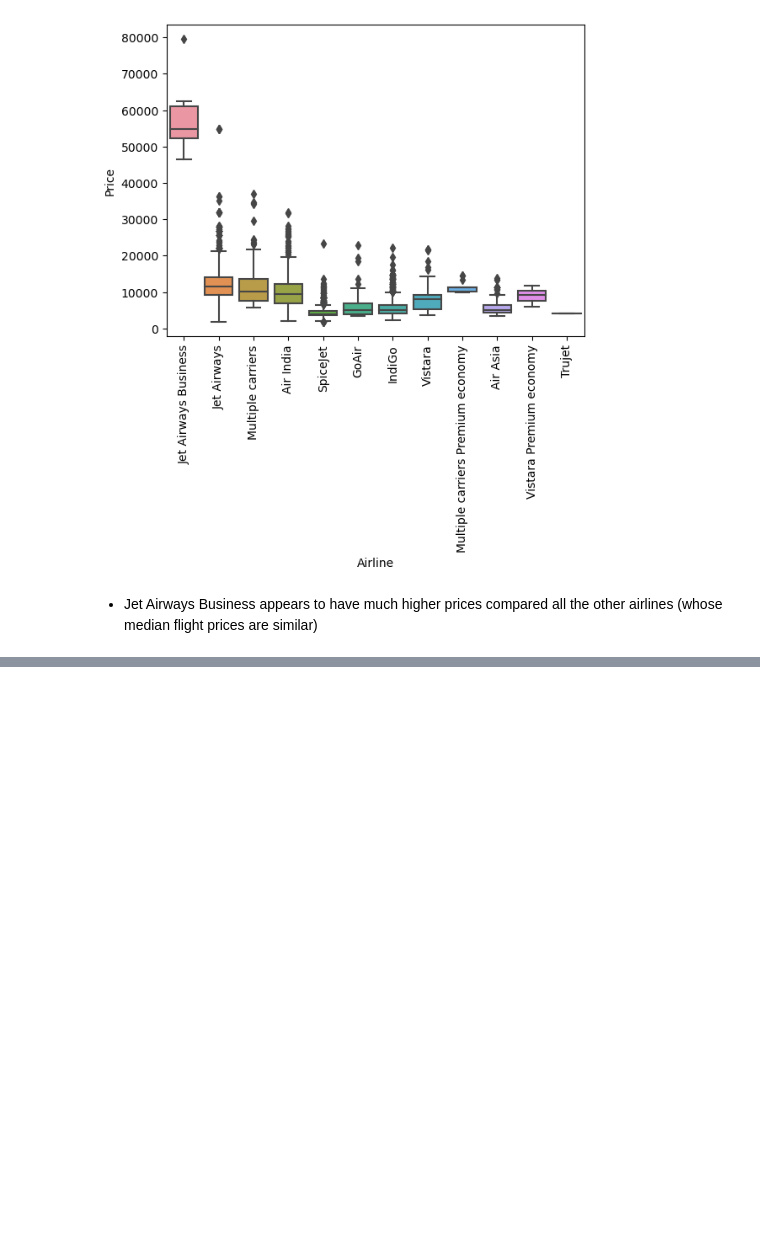
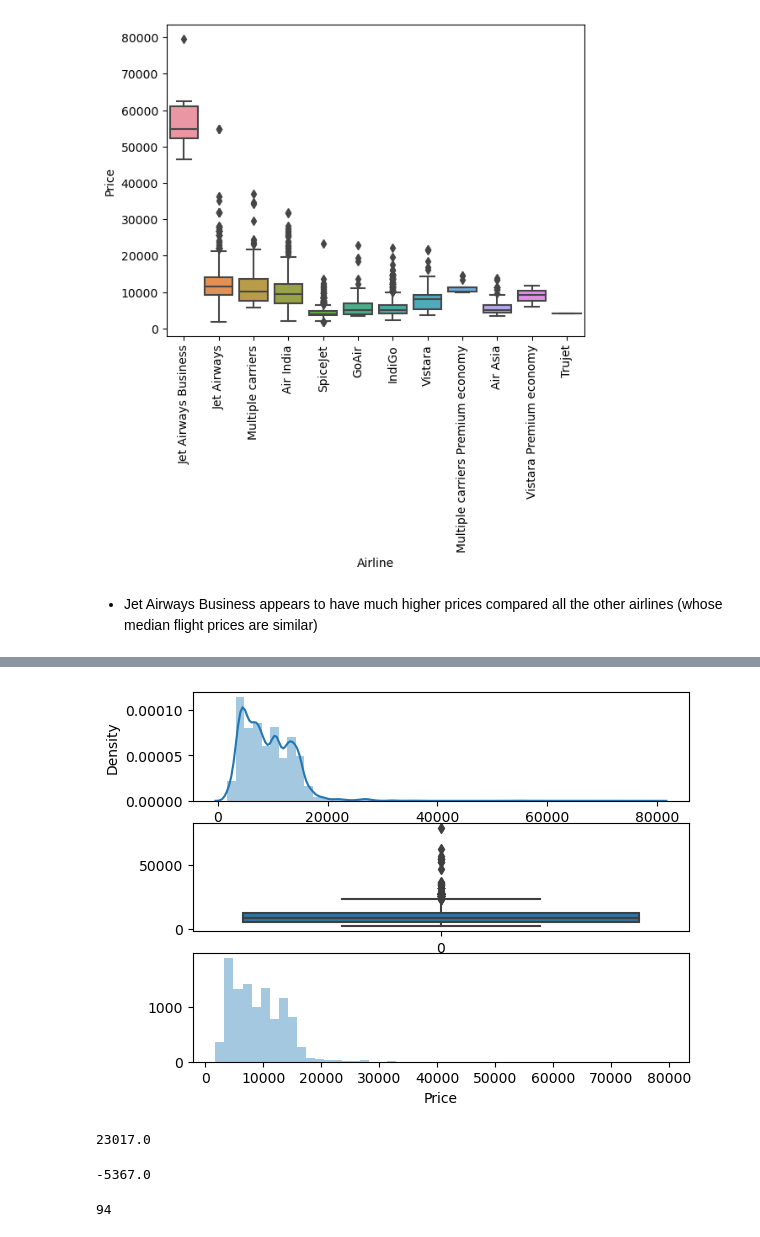
Before and after one commit to Numann-Malik/Regression, a Jupyter notebook: Airline-Fare-Prediction.ipynb, the cells around one changed output, grey strips where cells are left out. Saved outputs shown, nothing was run; the diff lists cells and outputs as text; code cells hidden in the pictures; blank space fills up the shorter version.

```diff
--- a/Airline-Fare-Prediction.ipynb
+++ b/Airline-Fare-Prediction.ipynb
@@ -363,5 +440,5 @@ data['Total_Stops'].unique()
 # %%
 stop = {'non-stop':0, '2 stops':2, '1 stop':1, '3 stops':3, '4 stops':4}
-data['Total_Stops'] = data['Total_Stops'].map(stop)
+train_df['Total_Stops'] = train_df['Total_Stops'].map(stop)
 # %%
 # Delete irrelevant features
@@ -376,10 +476,10 @@ data['Journey_year'].unique()
 # drop Duration_total_mins as we have already extracted "Duration_hours" & "Duration_mins"
 # drop "Source" feature as well as we have already perform feature encoding on this Feature
 # drop Journey_year as well , as it has constant values throughtout dataframe which is 2019
-data.drop(columns=['Date_of_Journey' , 'Additional_Info' , 'Duration_total_mins' , 'Source' , 'Journey_year'] , axis=1 , inplace=True)
+train_df.drop(columns=['Date_of_Journey' , 'Additional_Info' , 'Duration_total_mins' , 'Source' , 'Journey_year'] , axis=1 , inplace=True)
 # %%
 # drop Route since it is directly related to Total stops - doesn't make sense while building ML model
-data.drop(columns=['Route'] , axis=1 , inplace=True)
+train_df.drop(columns=['Route'] , axis=1 , inplace=True)
 # %%
 ## drop "Duration" feature as we have extracted "Duration hour" & "Duration Minute"
-data.drop(columns=['Duration'] , axis=1 , inplace=True)
+train_df.drop(columns=['Duration'] , axis=1 , inplace=True)
@@ -390,3 +490,5 @@ data.drop(columns=['Duration'] , axis=1 , inplace=True)
 # %%
-plot(data , 'Price')
+plot(train_df , 'Price')
+# %% [output]
+[figure, added]
 # %%
@@ -397,3 +500,18 @@ iqr = q3- q1
 
 maximum = q3 + 1.5*iqr
 minimum = q1 - 1.5*iqr
+# %%
+# Lower bound of the right tail of price outliers
+print(maximum)
+# %% [output]
+23017.0
+# %%
+# pper bound of the left tail of price outliers (not relevant in this context)
+print(minimum)
+# %% [output]
+-5367.0
+# %%
+# number of outliers
+len([price for price in train_df['Price'] if price> maximum or price<minimum])
+# %% [output]
+94
```
Also changed, not shown: parts of 48 cells of this notebook, 1 other file.
